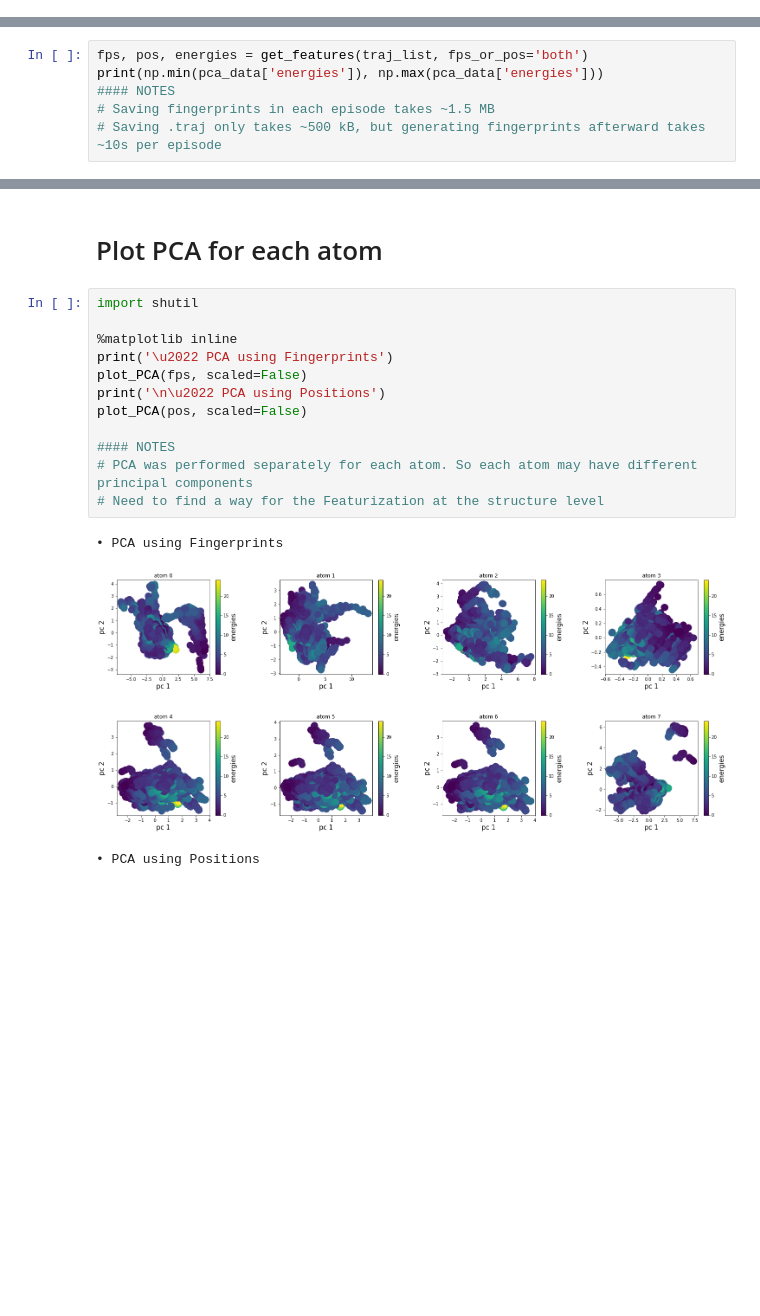
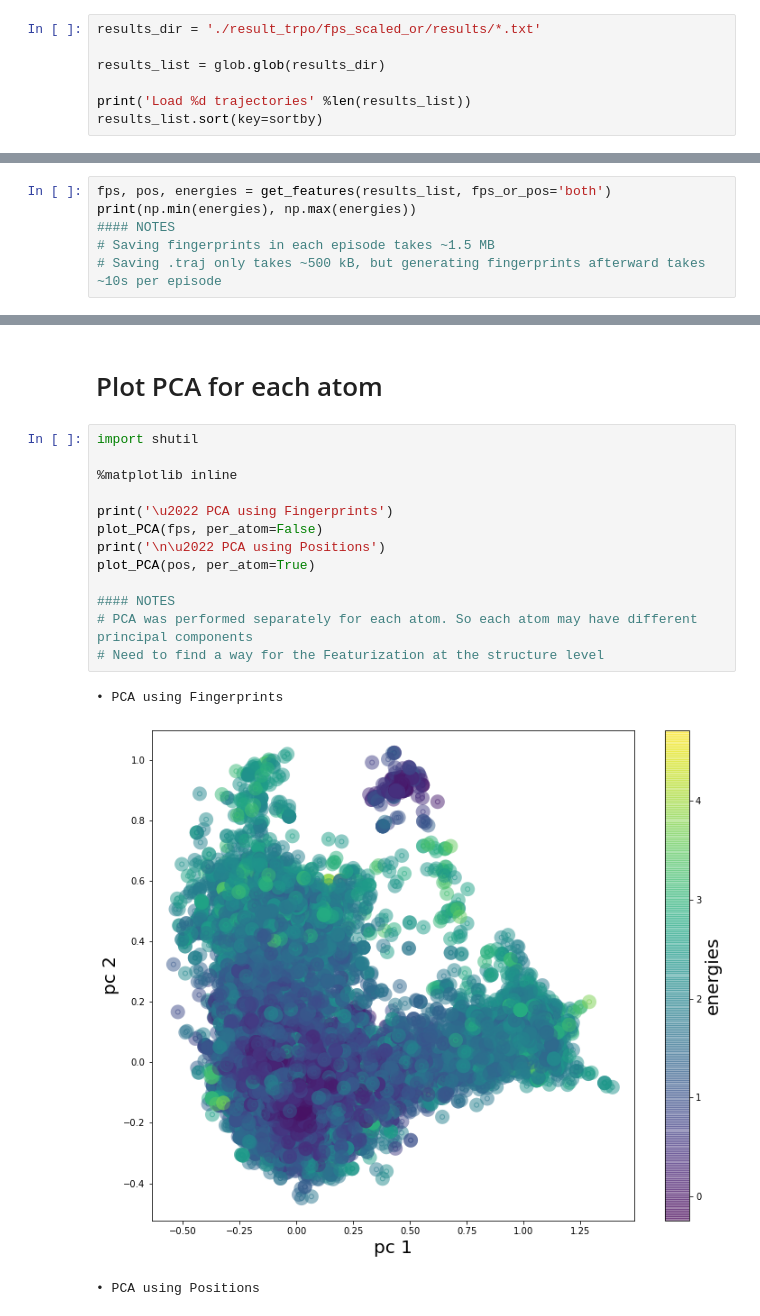
Before and after one commit to ulissigroup/catgym, a Jupyter notebook: examples/notebooks/analysis.ipynb, the cells around one changed output, grey strips where cells are left out. Saved outputs shown, nothing was run; the diff lists cells and outputs as text; blank space fills up the shorter version.

```diff
--- a/examples/notebooks/analysis.ipynb
+++ b/examples/notebooks/analysis.ipynb
@@ -106,0 +84,7 @@ Load 23 trajectories
+# %%
+results_dir = './result_trpo/fps_scaled_or/results/*.txt'
+
+results_list = glob.glob(results_dir)
+
+print('Load %d trajectories' %len(results_list))
+results_list.sort(key=sortby)
@@ -107,8 +93,8 @@ Load 23 trajectories
 # %% [markdown]
 # Generate features (fingerprints or positions or both)
 # %%
-fps, pos, energies = get_features(traj_list, fps_or_pos='both')
-print(np.min(pca_data['energies']), np.max(pca_data['energies']))
+fps, pos, energies = get_features(results_list, fps_or_pos='both')
+print(np.min(energies), np.max(energies))
 #### NOTES
 # Saving fingerprints in each episode takes ~1.5 MB
 # Saving .traj only takes ~500 kB, but generating fingerprints afterward takes ~10s per episode
@@ -119,16 +105,17 @@ print(np.min(pca_data['energies']), np.max(pca_data['energies']))
 # %%
 import shutil
 
 %matplotlib inline
+
 print('\u2022 PCA using Fingerprints')
-plot_PCA(fps, scaled=False)
+plot_PCA(fps, per_atom=False)
 print('\n\u2022 PCA using Positions')
-plot_PCA(pos, scaled=False)
+plot_PCA(pos, per_atom=True)
 
 #### NOTES
 # PCA was performed separately for each atom. So each atom may have different principal components
 # Need to find a way for the Featurization at the structure level
 # %% [output]
 • PCA using Fingerprints
-[figure, old version]
+[figure, new version]
 • PCA using Positions
```
Also changed, not shown: parts of 6 cells of this notebook.
